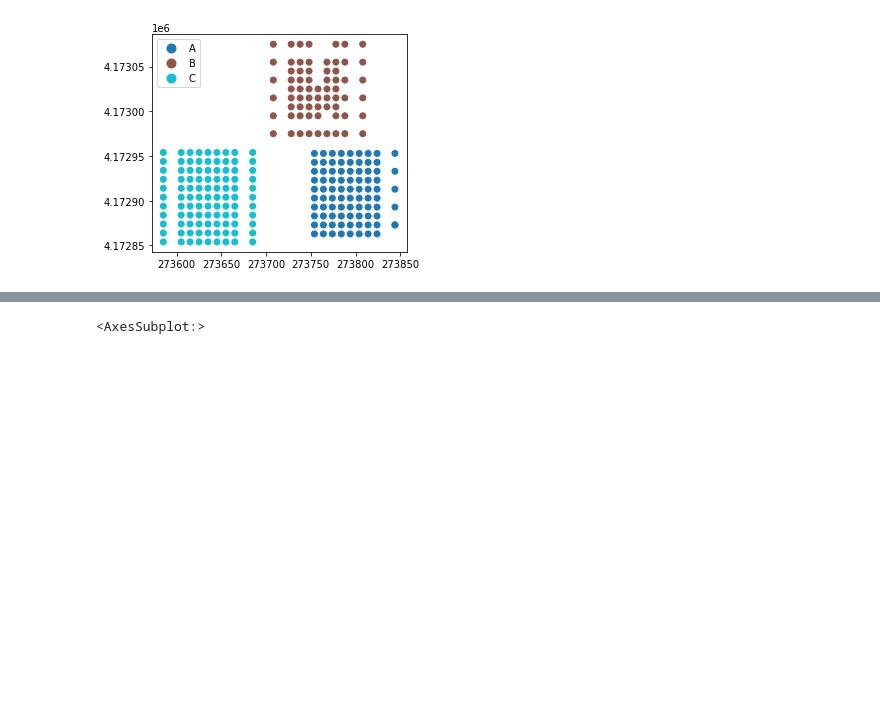
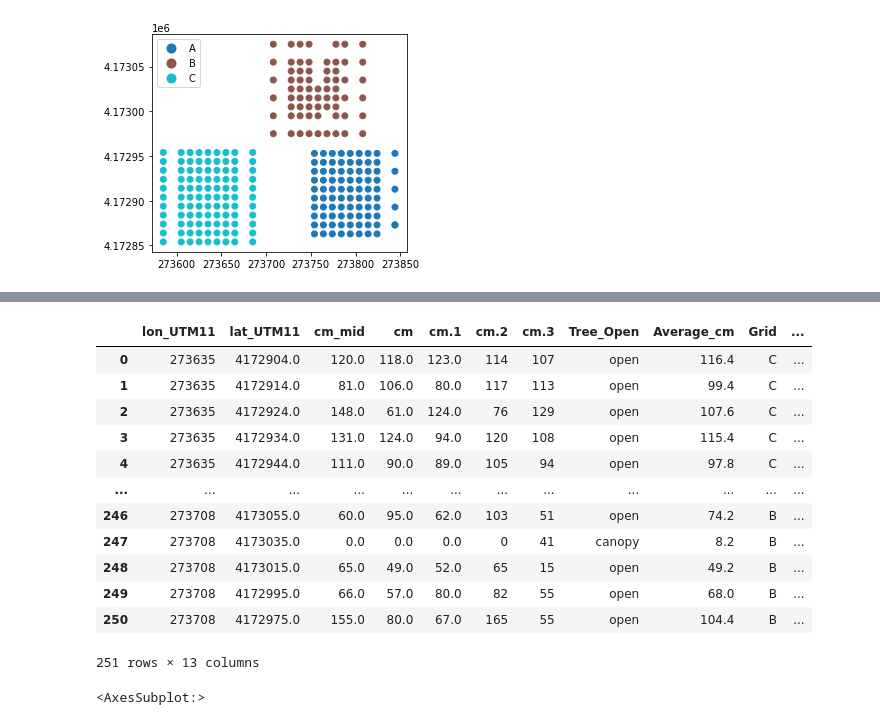
Before and after one commit to mariannecowherd/pe_snow_fires, a Jupyter notebook: ICB/snowgrid.ipynb, the cells around one changed output, grey strips where cells are left out. Cells and saved outputs as stored; diff of their text form; code cells hidden in the pictures; blank space fills up the shorter version.

```diff
--- a/ICB/snowgrid.ipynb
+++ b/ICB/snowgrid.ipynb
@@ -43,3 +48,19 @@ gdf.plot(column='Grid',categorical=True,legend=True)
+# %%
+gdf
+# %% [output]
+|  | lon_UTM11 | lat_UTM11 | cm_mid | cm | cm.1 | cm.2 | cm.3 | Tree_Open | Average_cm | Grid | ... |
+| 0 | 273635 | 4172904.0 | 120.0 | 118.0 | 123.0 | 114 | 107 | open | 116.4 | C | ... |
+| 1 | 273635 | 4172914.0 | 81.0 | 106.0 | 80.0 | 117 | 113 | open | 99.4 | C | ... |
+| 2 | 273635 | 4172924.0 | 148.0 | 61.0 | 124.0 | 76 | 129 | open | 107.6 | C | ... |
+| 3 | 273635 | 4172934.0 | 131.0 | 124.0 | 94.0 | 120 | 108 | open | 115.4 | C | ... |
+| 4 | 273635 | 4172944.0 | 111.0 | 90.0 | 89.0 | 105 | 94 | open | 97.8 | C | ... |
+| ... | ... | ... | ... | ... | ... | ... | ... | ... | ... | ... | ... |
+| 246 | 273708 | 4173055.0 | 60.0 | 95.0 | 62.0 | 103 | 51 | open | 74.2 | B | ... |
+| 247 | 273708 | 4173035.0 | 0.0 | 0.0 | 0.0 | 0 | 41 | canopy | 8.2 | B | ... |
+| 248 | 273708 | 4173015.0 | 65.0 | 49.0 | 52.0 | 65 | 15 | open | 49.2 | B | ... |
+| 249 | 273708 | 4172995.0 | 66.0 | 57.0 | 80.0 | 82 | 55 | open | 68.0 | B | ... |
+| 250 | 273708 | 4172975.0 | 155.0 | 80.0 | 67.0 | 165 | 55 | open | 104.4 | B | ... |
+251 rows × 13 columns
 # %%
 df_shrub = pd.read_csv('Gridded_Snow_Depths/shrub_grid_2020.csv')
 df1_shrub=df_shrub.interpolate()
```
Also changed, not shown: parts of 1 cell of this notebook, 37 other files.
